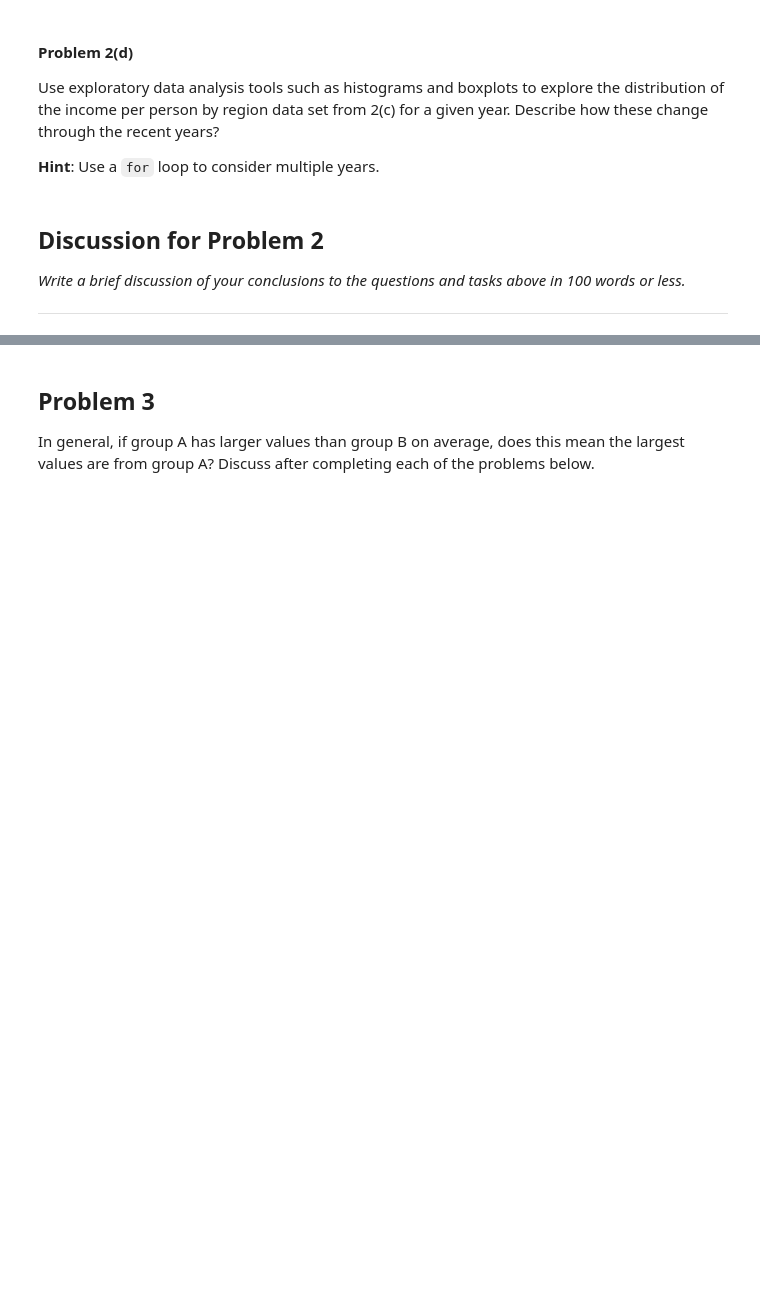
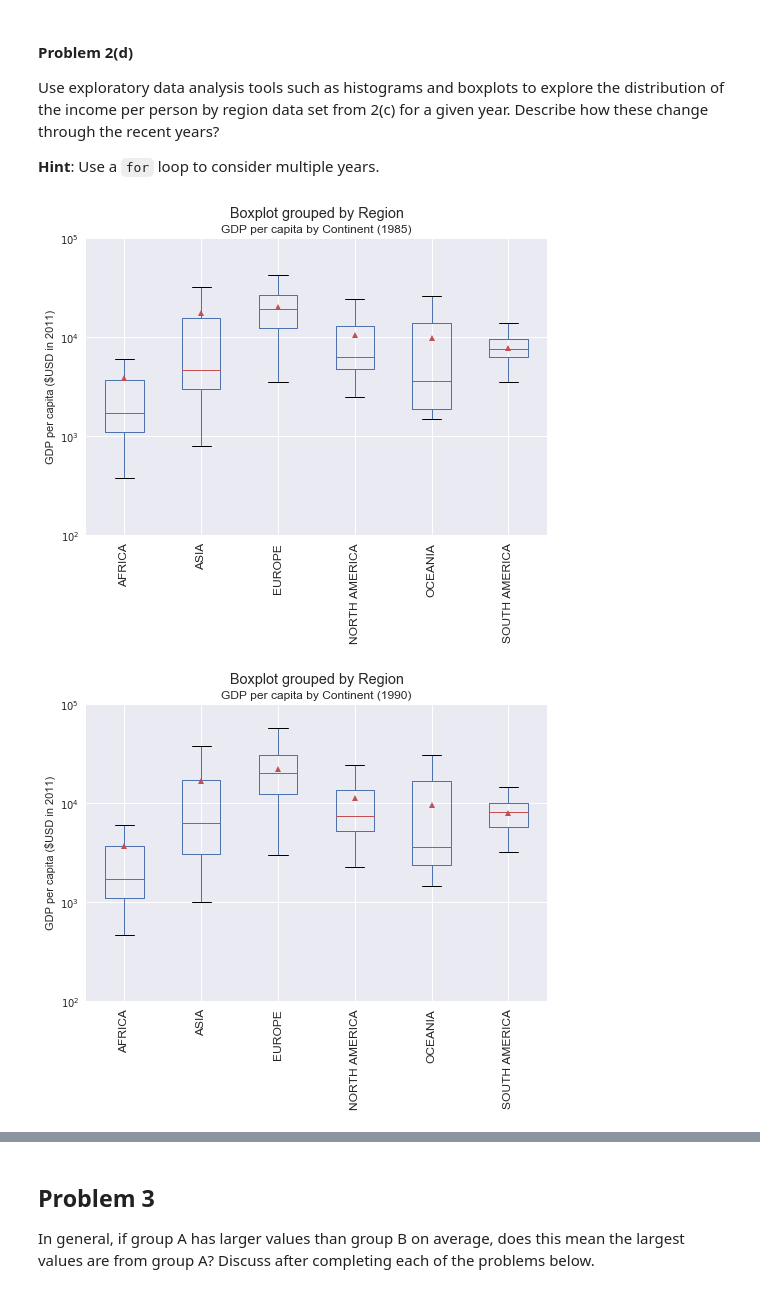
Before and after one commit to warrierr/cs109, a Jupyter notebook: hw1/HW1.ipynb, the cells around one changed output, grey strips where cells are left out. Cells and saved outputs as stored; diff of their text form; code cells hidden in the pictures; blank space fills up the shorter version.

```diff
--- a/hw1/HW1.ipynb
+++ b/hw1/HW1.ipynb
@@ -342,0 +341,3 @@ Using the list of countries by continent from [World Atlas](http://www.worldatla
+# %%
+countries = pd.read_csv("https://raw.githubusercontent.com/cs109/2014_data/master/countries.csv")
+countries.head()
@@ -384,4 +429,8 @@ Example
 -------
 >>> mergeByYear(2010)
 """
-#your code here
+
+def mergeByYear(yr):
+    income_by_year = pd.DataFrame({'Income' : income.ix[yr].values, 'Country': income.columns})
+    income_with_region = pd.merge(income_by_year, countries, on=['Country'])
+    return income_with_region
@@ -398,6 +452,15 @@ Use exploratory data analysis tools such as histograms and boxplots to explore t
-# %% [markdown]
-## Discussion for Problem 2
-
-*Write a brief discussion of your conclusions to the questions and tasks above in 100 words or less.*
-
----
+# %%
+years = np.arange(1985, 2015 + 1, 5)
+for yr in years:
+    continent_yr_df = mergeByYear(yr)
+    continent_yr_df.dropna(inplace=True)
+    continent_yr_df['Income'] = continent_yr_df['Income'].astype(int)
+    continent_yr_df.boxplot('Income', by='Region', showmeans=True, rot=90)
+    plt.title("GDP per capita by Continent ({})".format(yr))
+    plt.xlabel('')
+    plt.ylabel('GDP per capita ($USD in 2011)')
+    plt.ylim(10**2, 10**5)
+    plt.yscale('log')
+# %% [output]
+[figure, added]
+[figure, added]
```
Also changed, not shown: parts of 16 cells of this notebook, 1 other file.
